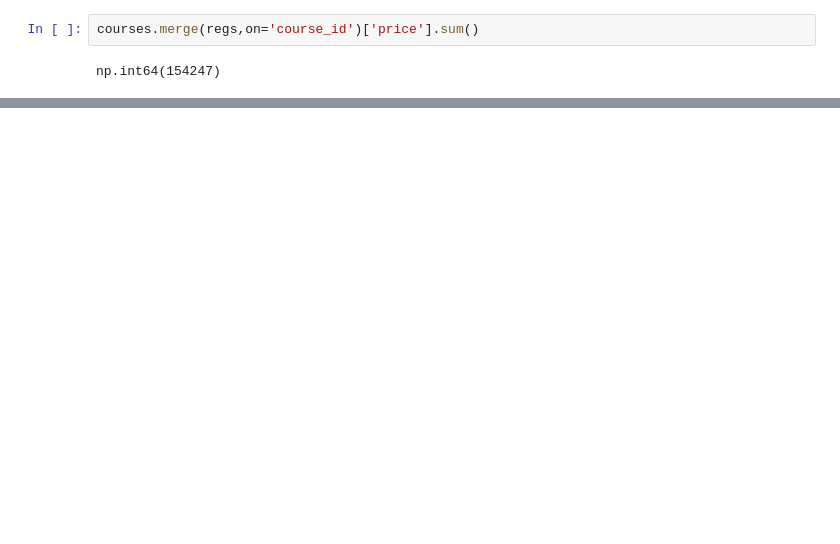
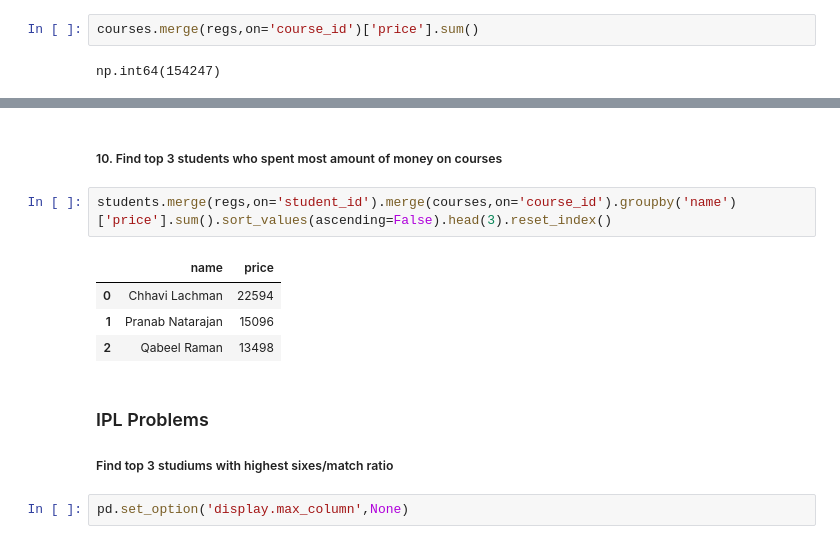
Before and after one commit to AMMARKHALID2004/Pandas, a Jupyter notebook: Pandas Session 5 (Merge,Join and Concatenation).ipynb, the cells around one changed output, grey strips where cells are left out. Drawn from its saved outputs; the diff is of its cells as text; blank space fills up the shorter version.

```diff
--- a/Pandas Session 5 (Merge,Join and Concatenation).ipynb
+++ b/Pandas Session 5 (Merge,Join and Concatenation).ipynb
@@ -206,0 +289,15 @@ both_months
+# %% [markdown]
+##### 10. Find top 3 students who spent most amount of money on courses
+# %%
+students.merge(regs,on='student_id').merge(courses,on='course_id').groupby('name')['price'].sum().sort_values(ascending=False).head(3).reset_index()
+# %% [output]
+|  | name | price |
+| 0 | Chhavi Lachman | 22594 |
+| 1 | Pranab Natarajan | 15096 |
+| 2 | Qabeel Raman | 13498 |
+# %% [markdown]
+### IPL Problems
+
+##### Find top 3 studiums with highest sixes/match ratio
+# %%
+pd.set_option('display.max_column',None)
```
Also changed, not shown: parts of 25 cells of this notebook.
